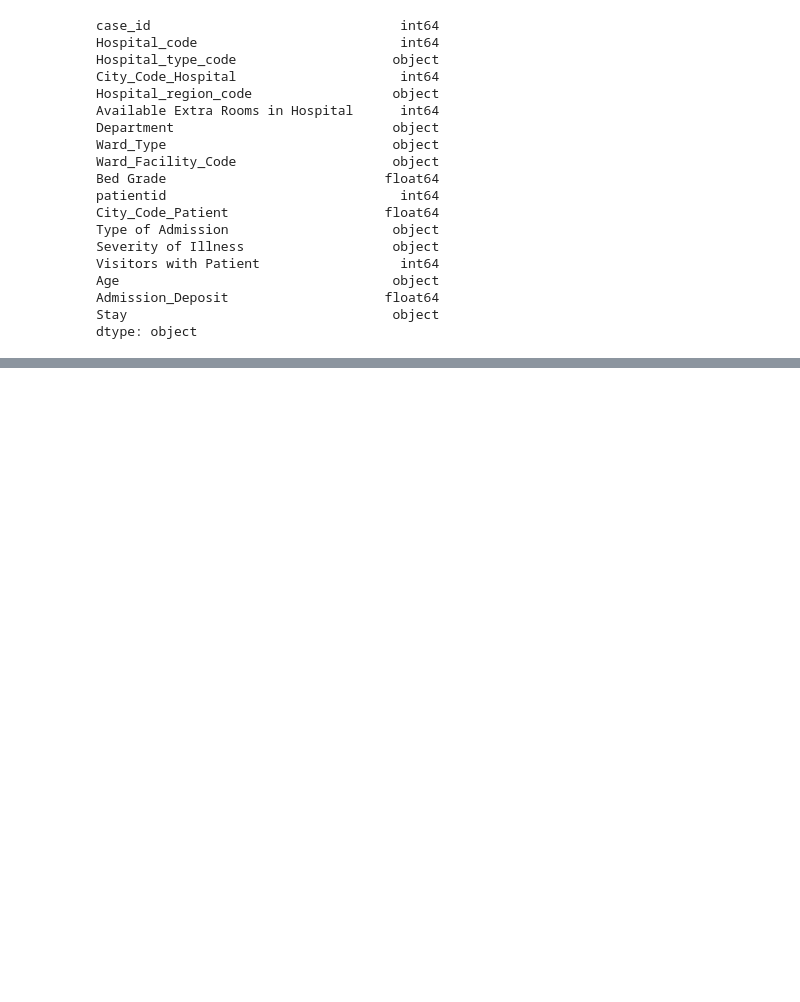
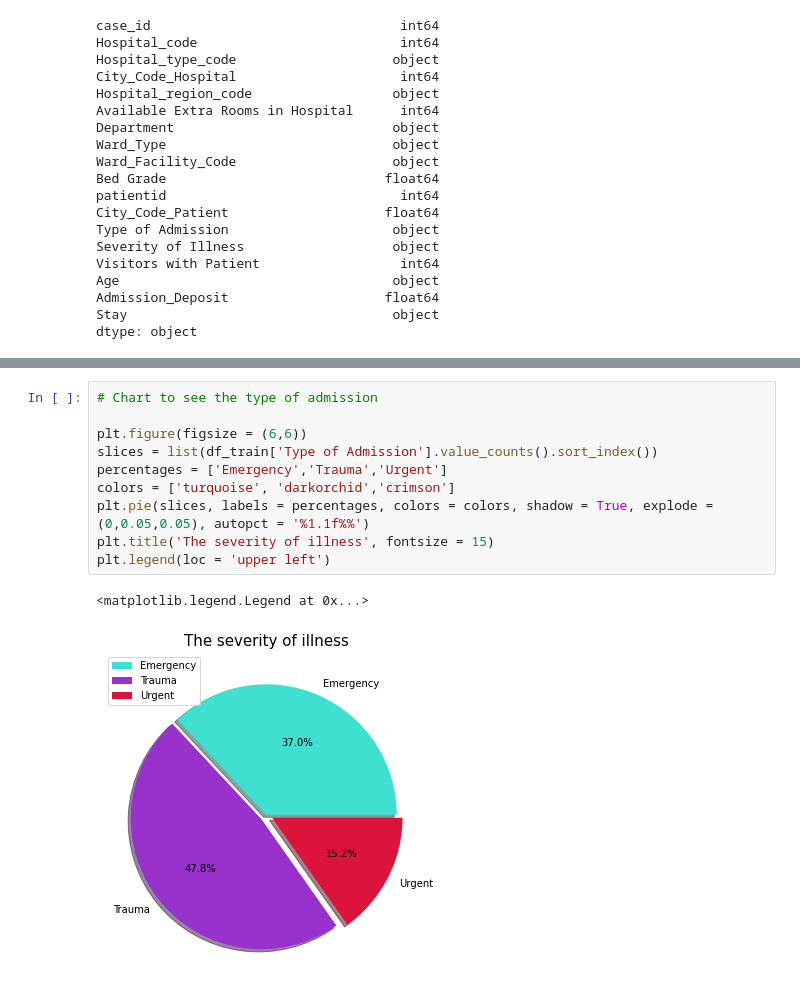
Before and after one commit to Sayan2777/HealthCare-Capstone-Project, a Jupyter notebook: Healthcare Project.ipynb, the cells around one changed output, grey strips where cells are left out. Drawn from its saved outputs; the diff is of its cells as text; blank space fills up the shorter version.

```diff
--- a/Healthcare Project.ipynb
+++ b/Healthcare Project.ipynb
@@ -240,0 +238,13 @@ Name: City_Code_Hospital, dtype: int64
+# %%
+# Chart to see the type of admission
+
+plt.figure(figsize = (6,6))
+slices = list(df_train['Type of Admission'].value_counts().sort_index())
+percentages = ['Emergency','Trauma','Urgent']
+colors = ['turquoise', 'darkorchid','crimson']
+plt.pie(slices, labels = percentages, colors = colors, shadow = True, explode = (0,0.05,0.05), autopct = '%1.1f%%')
+plt.title('The severity of illness', fontsize = 15)
+plt.legend(loc = 'upper left')
+# %% [output]
+<matplotlib.legend.Legend at 0x...>
+[figure, added]
```
Also changed, not shown: parts of 34 cells of this notebook.
